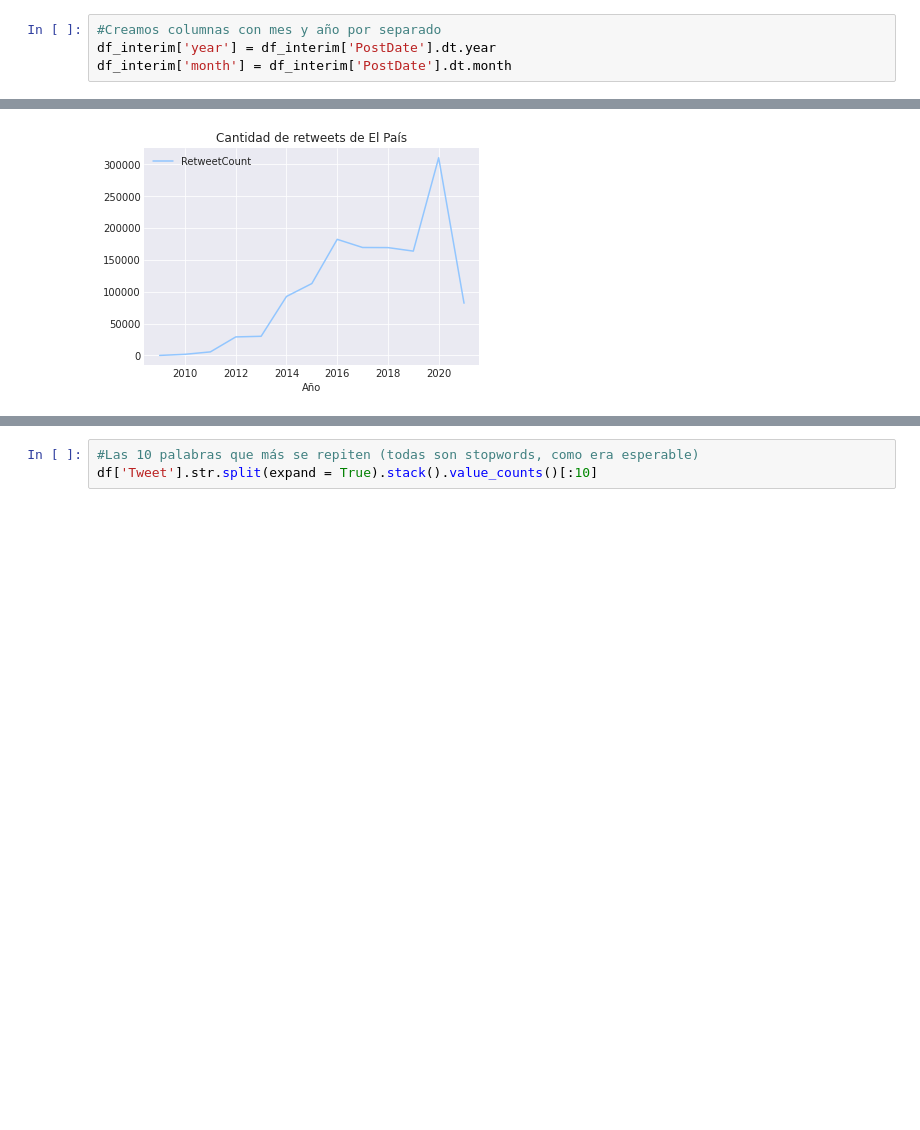
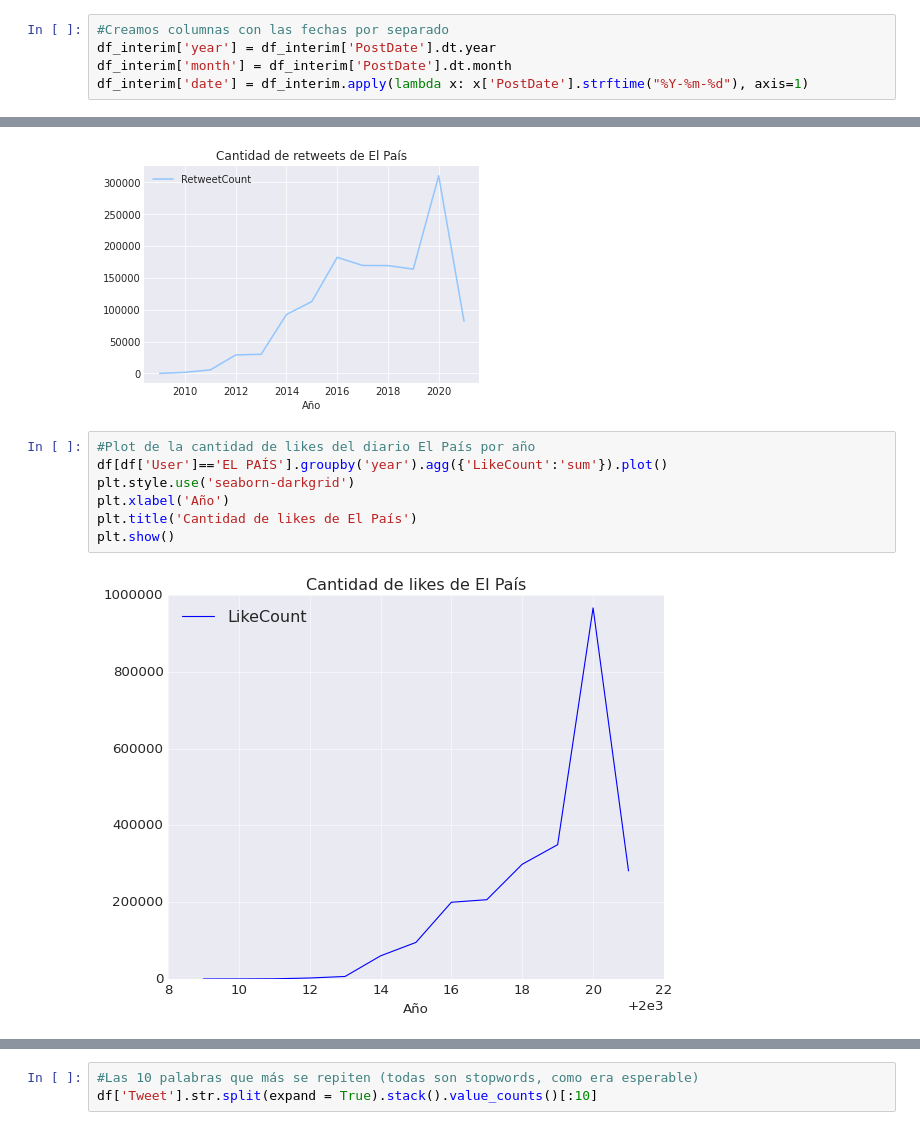
Before and after one commit to easyundercover/4geeks-final-project, a Jupyter notebook: src/explore.ipynb, the cells around one changed output, grey strips where cells are left out. Drawn from its saved outputs; the diff is of its cells as text; blank space fills up the shorter version.

```diff
--- a/src/explore.ipynb
+++ b/src/explore.ipynb
@@ -56,6 +57,7 @@ df_interim['Tweet'] = df_interim['Tweet'].astype('string')
 #Nos quedamos con las variables relevantes para nuestro análisis
 df_interim = df_interim[['TweetID', 'User', 'Handle', 'PostDate', 'Tweet', 'ReplyCount', 'RetweetCount', 'LikeCount', 'PersonasSpacy']]
 # %%
-#Creamos columnas con mes y año por separado
+#Creamos columnas con las fechas por separado
 df_interim['year'] = df_interim['PostDate'].dt.year
 df_interim['month'] = df_interim['PostDate'].dt.month
+df_interim['date'] = df_interim.apply(lambda x: x['PostDate'].strftime("%Y-%m-%d"), axis=1)
@@ -202,3 +240,12 @@ plt.title('Cantidad de retweets de El País')
 plt.show()
 # %% [output]
 [figure]
+# %%
+#Plot de la cantidad de likes del diario El País por año
+df[df['User']=='EL PAÍS'].groupby('year').agg({'LikeCount':'sum'}).plot()
+plt.style.use('seaborn-darkgrid')
+plt.xlabel('Año')
+plt.title('Cantidad de likes de El País')
+plt.show()
+# %% [output]
+[figure, added]
```
Also changed, not shown: parts of 17 cells of this notebook.
